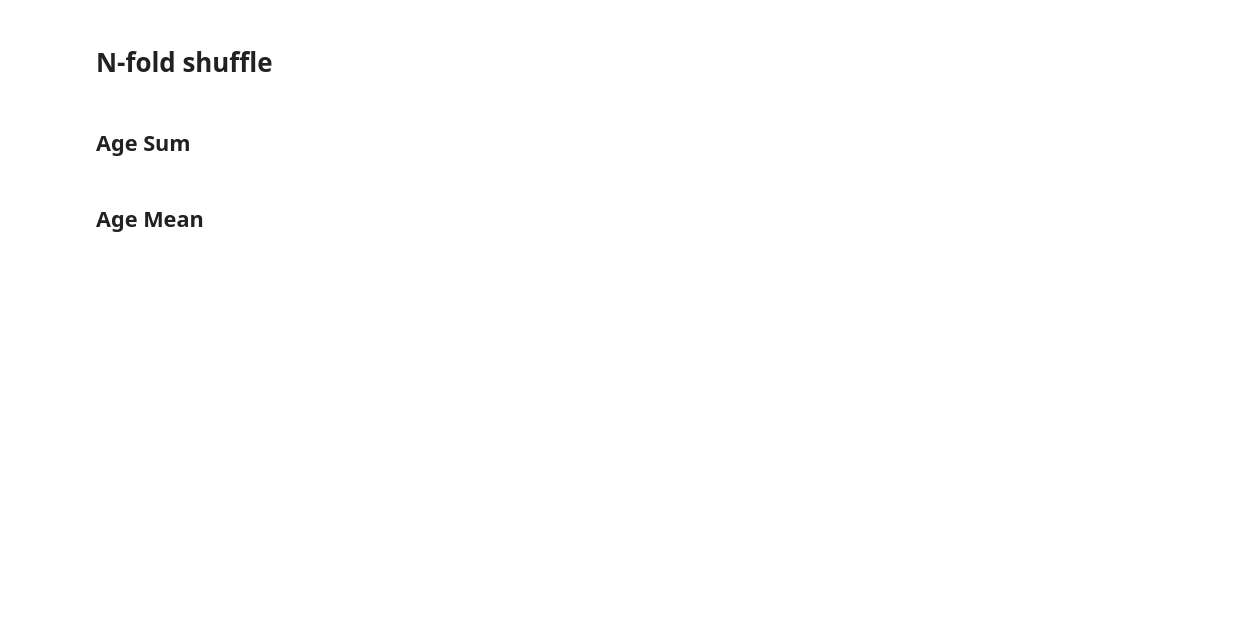
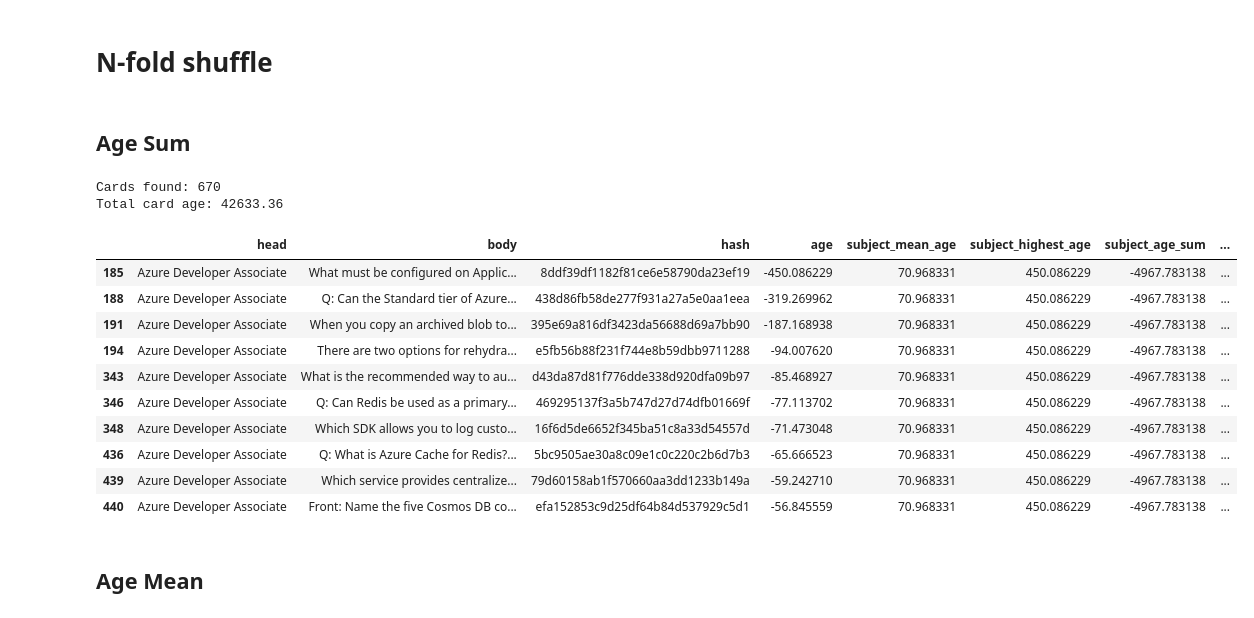
Before and after one commit to JayTY94/Certcards-refresh, a Jupyter notebook: shuffle.ipynb, the cells around one changed output. Drawn from its saved outputs; the diff is of its cells as text; code cells hidden in the pictures; blank space fills up the shorter version.

```diff
--- a/shuffle.ipynb
+++ b/shuffle.ipynb
@@ -184,16 +184,30 @@ sum of ages: ~41842.98
 # %% [markdown]
 ## Age Sum
 # %%
-# n=3
-# existing_cards['count'] = existing_cards.sort_values('age', ascending=False).groupby('head').cumcount()
-# existing_cards['n_fold'] = existing_cards['count'] % n
+n=3
+existing_cards['count'] = existing_cards.sort_values('age', ascending=False).groupby('head').cumcount()
+existing_cards['n_fold'] = existing_cards['count'] % n
 
-# existing_cards['subject_age_sum'] = existing_cards['subject_age_sum'] *-1
-# existing_cards['age'] = existing_cards['age'] *-1
-# existing_cards.sort_values(['n_fold', 'subject_age_sum', 'age'], inplace=True)
+existing_cards['subject_age_sum'] = existing_cards['subject_age_sum'] *-1
+existing_cards['age'] = existing_cards['age'] *-1
+existing_cards.sort_values(['n_fold', 'subject_age_sum', 'age'], inplace=True)
 
-# remake_card_document(existing_cards=existing_cards)
-# existing_cards.head(10)
+remake_card_document(existing_cards=existing_cards)
+existing_cards.head(10)
+# %% [output]
+Cards found: 670
+Total card age: 42633.36
+|  | head | body | hash | age | subject_mean_age | subject_highest_age | subject_age_sum | ... |
+| 185 | Azure Developer Associate | What must be configured on Applic... | 8ddf39df1182f81ce6e58790da23ef19 | -450.086229 | 70.968331 | 450.086229 | -4967.783138 | ... |
+| 188 | Azure Developer Associate | Q: Can the Standard tier of Azure... | 438d86fb58de277f931a27a5e0aa1eea | -319.269962 | 70.968331 | 450.086229 | -4967.783138 | ... |
+| 191 | Azure Developer Associate | When you copy an archived blob to... | 395e69a816df3423da56688d69a7bb90 | -187.168938 | 70.968331 | 450.086229 | -4967.783138 | ... |
+| 194 | Azure Developer Associate | There are two options for rehydra... | e5fb56b88f231f744e8b59dbb9711288 | -94.007620 | 70.968331 | 450.086229 | -4967.783138 | ... |
+| 343 | Azure Developer Associate | What is the recommended way to au... | d43da87d81f776dde338d920dfa09b97 | -85.468927 | 70.968331 | 450.086229 | -4967.783138 | ... |
+| 346 | Azure Developer Associate | Q: Can Redis be used as a primary... | 469295137f3a5b747d27d74dfb01669f | -77.113702 | 70.968331 | 450.086229 | -4967.783138 | ... |
+| 348 | Azure Developer Associate | Which SDK allows you to log custo... | 16f6d5de6652f345ba51c8a33d54557d | -71.473048 | 70.968331 | 450.086229 | -4967.783138 | ... |
+| 436 | Azure Developer Associate | Q: What is Azure Cache for Redis?... | 5bc9505ae30a8c09e1c0c220c2b6d7b3 | -65.666523 | 70.968331 | 450.086229 | -4967.783138 | ... |
+| 439 | Azure Developer Associate | Which service provides centralize... | 79d60158ab1f570660aa3dd1233b149a | -59.242710 | 70.968331 | 450.086229 | -4967.783138 | ... |
+| 440 | Azure Developer Associate | Front: Name the five Cosmos DB co... | efa152853c9d25df64b84d537929c5d1 | -56.845559 | 70.968331 | 450.086229 | -4967.783138 | ... |
 # %% [markdown]
 ## Age Mean
 # %%
```
Also changed, not shown: parts of 6 cells of this notebook, 4 other files.
